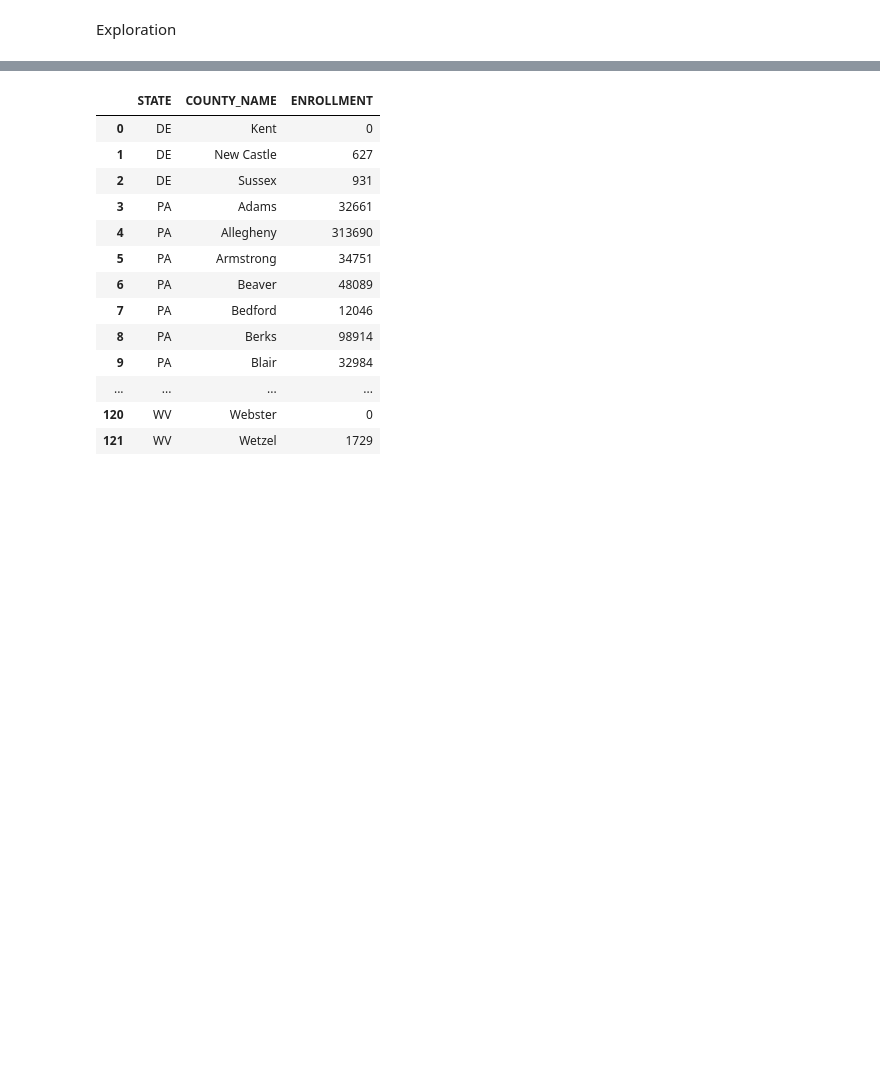
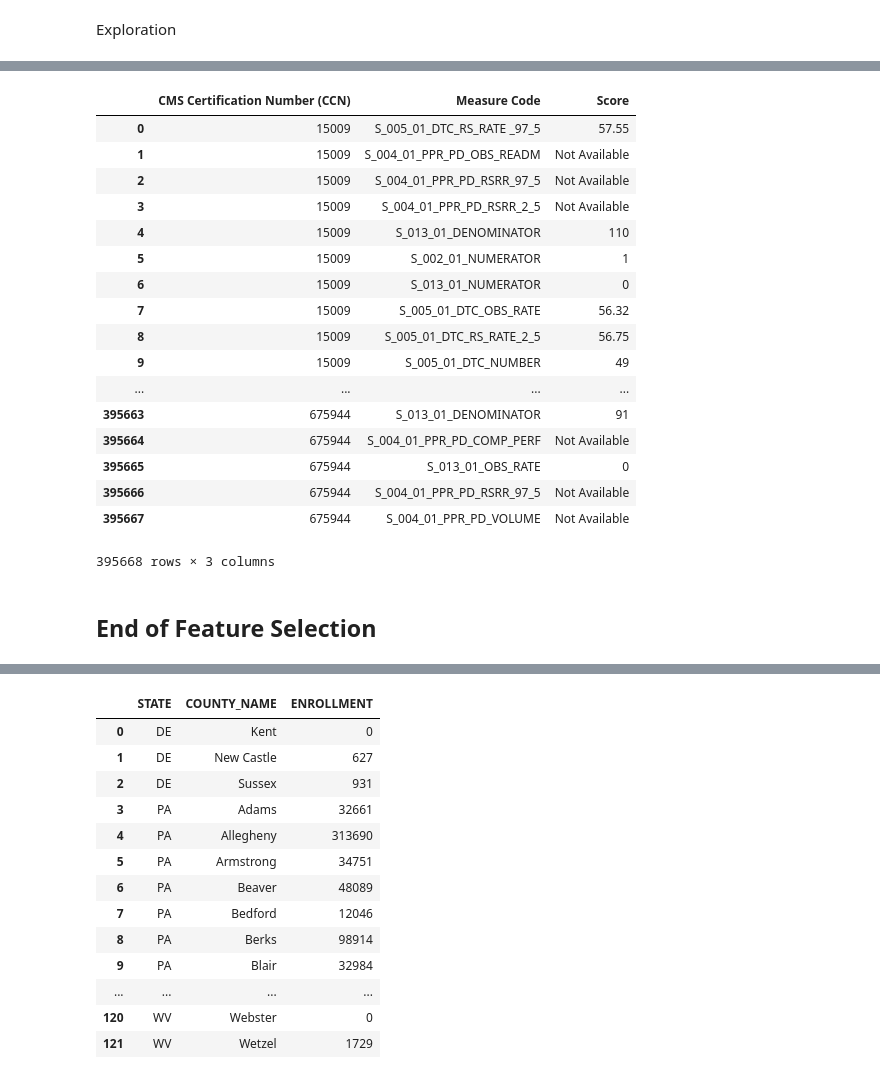
Before and after one commit to SHIERZHA/95-720-Capstone-Project, a Jupyter notebook: Programming Files/Capstone Pre-processing v1-Copy1.ipynb, the cells around one changed output, grey strips where cells are left out. Drawn from its saved outputs; the diff is of its cells as text; code cells hidden in the pictures; blank space fills up the shorter version.

```diff
--- a/Programming Files/Capstone Pre-processing v1-Copy1.ipynb
+++ b/Programming Files/Capstone Pre-processing v1-Copy1.ipynb
@@ -162,3 +187,31 @@ enrolment_info = pd.read_csv('../Raw Data Sets/Marked_CPSC_Enrollment_Info_2018_
+# %%
+# Pivot skilled_nursing _facility table into providers -> mesuare codes scores
+skilled_nursing_facility_columns = ['CMS Certification Number (CCN)', 'Measure Code', 'Score']
+skilled_nursing_facility_needed = skilled_nursing_facility[skilled_nursing_facility_columns]
+# pivoted = pd.pivot_table(skilled_nursing_facility, index = ['CMS Certification Number (CCN)'], columns= ['Measure Code'])
+# pivoted
+skilled_nursing_facility_needed
+# %% [output]
+|  | CMS Certification Number (CCN) | Measure Code | Score |
+| 0 | 15009 | S_005_01_DTC_RS_RATE _97_5 | 57.55 |
+| 1 | 15009 | S_004_01_PPR_PD_OBS_READM | Not Available |
+| 2 | 15009 | S_004_01_PPR_PD_RSRR_97_5 | Not Available |
+| 3 | 15009 | S_004_01_PPR_PD_RSRR_2_5 | Not Available |
+| 4 | 15009 | S_013_01_DENOMINATOR | 110 |
+| 5 | 15009 | S_002_01_NUMERATOR | 1 |
+| 6 | 15009 | S_013_01_NUMERATOR | 0 |
+| 7 | 15009 | S_005_01_DTC_OBS_RATE | 56.32 |
+| 8 | 15009 | S_005_01_DTC_RS_RATE_2_5 | 56.75 |
+| 9 | 15009 | S_005_01_DTC_NUMBER | 49 |
+| ... | ... | ... | ... |
+| 395663 | 675944 | S_013_01_DENOMINATOR | 91 |
+| 395664 | 675944 | S_004_01_PPR_PD_COMP_PERF | Not Available |
+| 395665 | 675944 | S_013_01_OBS_RATE | 0 |
+| 395666 | 675944 | S_004_01_PPR_PD_RSRR_97_5 | Not Available |
+| 395667 | 675944 | S_004_01_PPR_PD_VOLUME | Not Available |
+395668 rows × 3 columns
+# %% [markdown]
+## End of Feature Selection
 # %%
 # drop un-needed columns from all datasets
 
```
Also changed, not shown: parts of 3 cells of this notebook.
